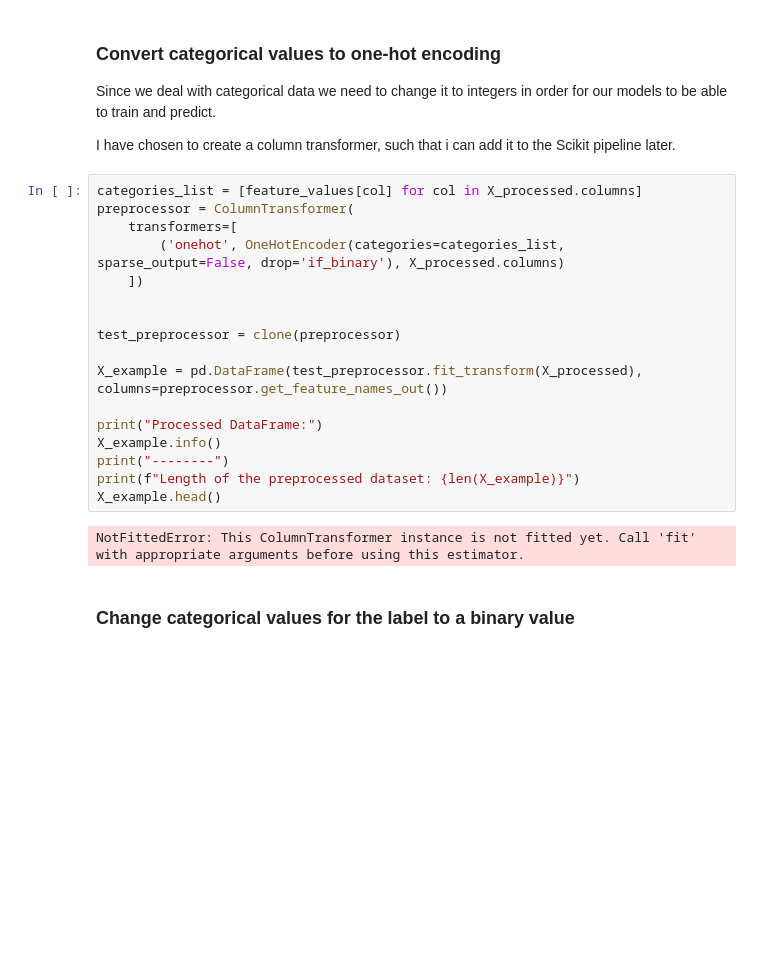
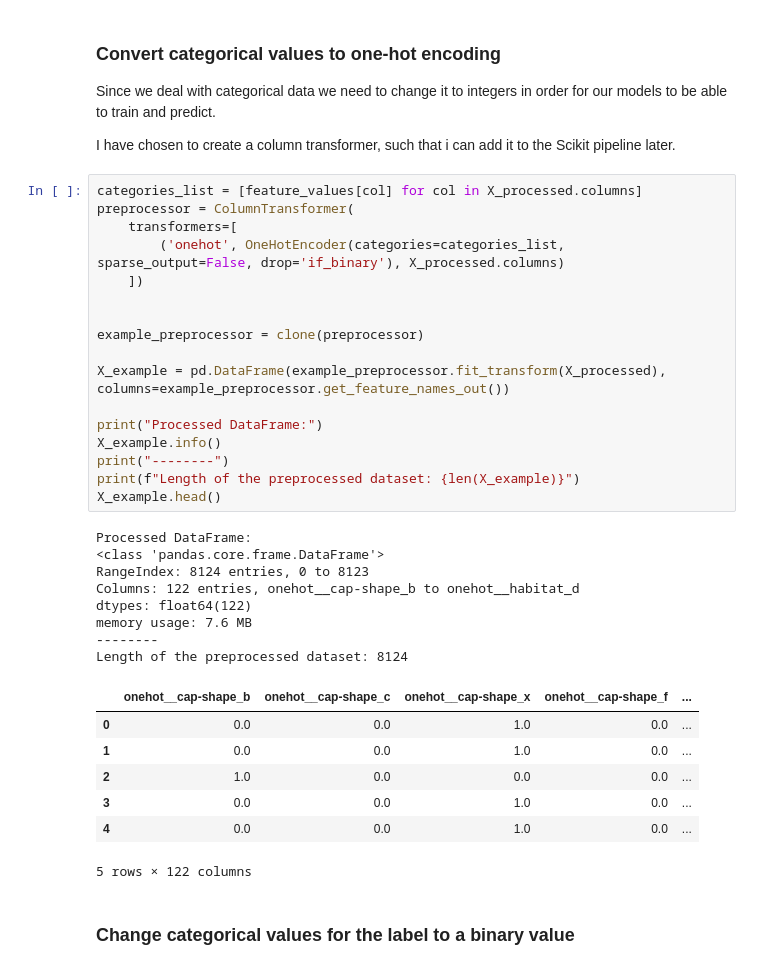
Before and after one commit to Tietgen-ITU/applied-artificial-intelligence, a Jupyter notebook: exam/assignment-01/First_assignment_dataset_3.ipynb, the cells around one changed output. Saved outputs shown, nothing was run; the diff lists cells and outputs as text; blank space fills up the shorter version.

```diff
--- a/exam/assignment-01/First_assignment_dataset_3.ipynb
+++ b/exam/assignment-01/First_assignment_dataset_3.ipynb
@@ -266,22 +267,36 @@ I have chosen to create a column transformer, such that i can add it to the Scik
 # %%
 categories_list = [feature_values[col] for col in X_processed.columns]
 preprocessor = ColumnTransformer(
     transformers=[
         ('onehot', OneHotEncoder(categories=categories_list, sparse_output=False, drop='if_binary'), X_processed.columns)
     ])
 
 
-test_preprocessor = clone(preprocessor)
+example_preprocessor = clone(preprocessor)
 
-X_example = pd.DataFrame(test_preprocessor.fit_transform(X_processed), columns=preprocessor.get_feature_names_out())
+X_example = pd.DataFrame(example_preprocessor.fit_transform(X_processed), columns=example_preprocessor.get_feature_names_out())
 
 print("Processed DataFrame:")
 X_example.info()
 print("--------")
 print(f"Length of the preprocessed dataset: {len(X_example)}")
 X_example.head()
 # %% [output]
-NotFittedError: This ColumnTransformer instance is not fitted yet. Call 'fit' with appropriate arguments before using this estimator.
+Processed DataFrame:
+<class 'pandas.core.frame.DataFrame'>
+RangeIndex: 8124 entries, 0 to 8123
+Columns: 122 entries, onehot__cap-shape_b to onehot__habitat_d
+dtypes: float64(122)
+memory usage: 7.6 MB
+--------
+Length of the preprocessed dataset: 8124
+|  | onehot__cap-shape_b | onehot__cap-shape_c | onehot__cap-shape_x | onehot__cap-shape_f | ... |
+| 0 | 0.0 | 0.0 | 1.0 | 0.0 | ... |
+| 1 | 0.0 | 0.0 | 1.0 | 0.0 | ... |
+| 2 | 1.0 | 0.0 | 0.0 | 0.0 | ... |
+| 3 | 0.0 | 0.0 | 1.0 | 0.0 | ... |
+| 4 | 0.0 | 0.0 | 1.0 | 0.0 | ... |
+5 rows × 122 columns
 # %% [markdown]
 ### Change categorical values for the label to a binary value
 # %%
```
Also changed, not shown: parts of 17 cells of this notebook.
